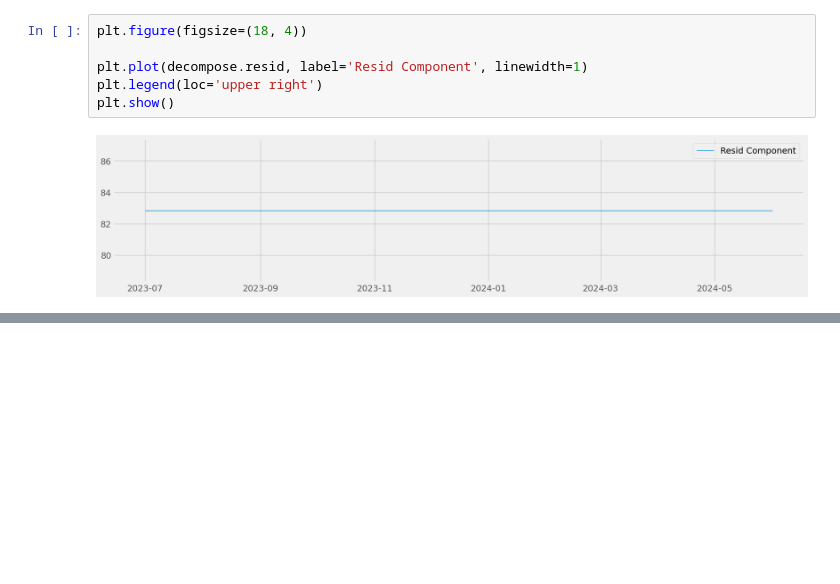
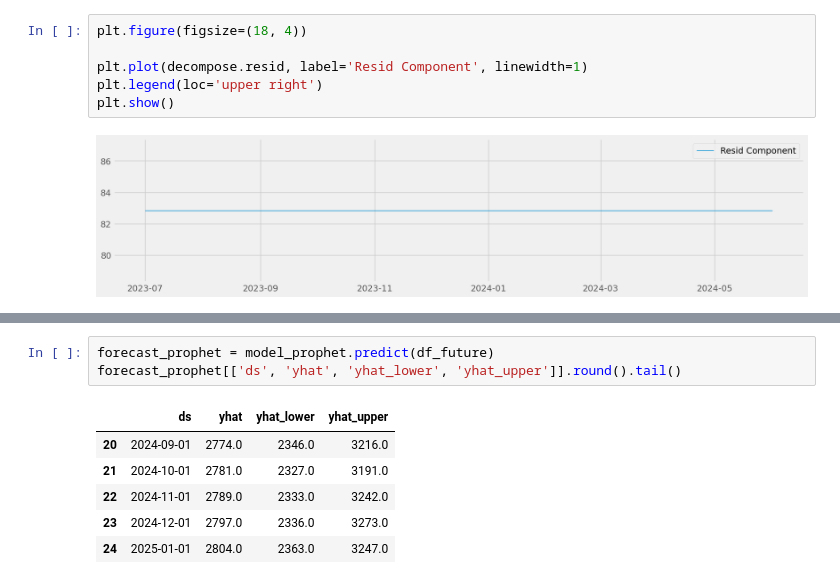
Before and after one commit to diogojfr/time_series_studies, a Jupyter notebook: Daily Loads.ipynb, the cells around one changed output, grey strips where cells are left out. Cells and saved outputs as stored; diff of their text form; blank space fills up the shorter version.

```diff
--- a/Daily Loads.ipynb
+++ b/Daily Loads.ipynb
@@ -276,0 +337,10 @@ plt.show()
+# %%
+forecast_prophet = model_prophet.predict(df_future)
+forecast_prophet[['ds', 'yhat', 'yhat_lower', 'yhat_upper']].round().tail()
+# %% [output]
+|  | ds | yhat | yhat_lower | yhat_upper |
+| 20 | 2024-09-01 | 2774.0 | 2346.0 | 3216.0 |
+| 21 | 2024-10-01 | 2781.0 | 2327.0 | 3191.0 |
+| 22 | 2024-11-01 | 2789.0 | 2333.0 | 3242.0 |
+| 23 | 2024-12-01 | 2797.0 | 2336.0 | 3273.0 |
+| 24 | 2025-01-01 | 2804.0 | 2363.0 | 3247.0 |
```
Also changed, not shown: parts of 9 cells of this notebook.
